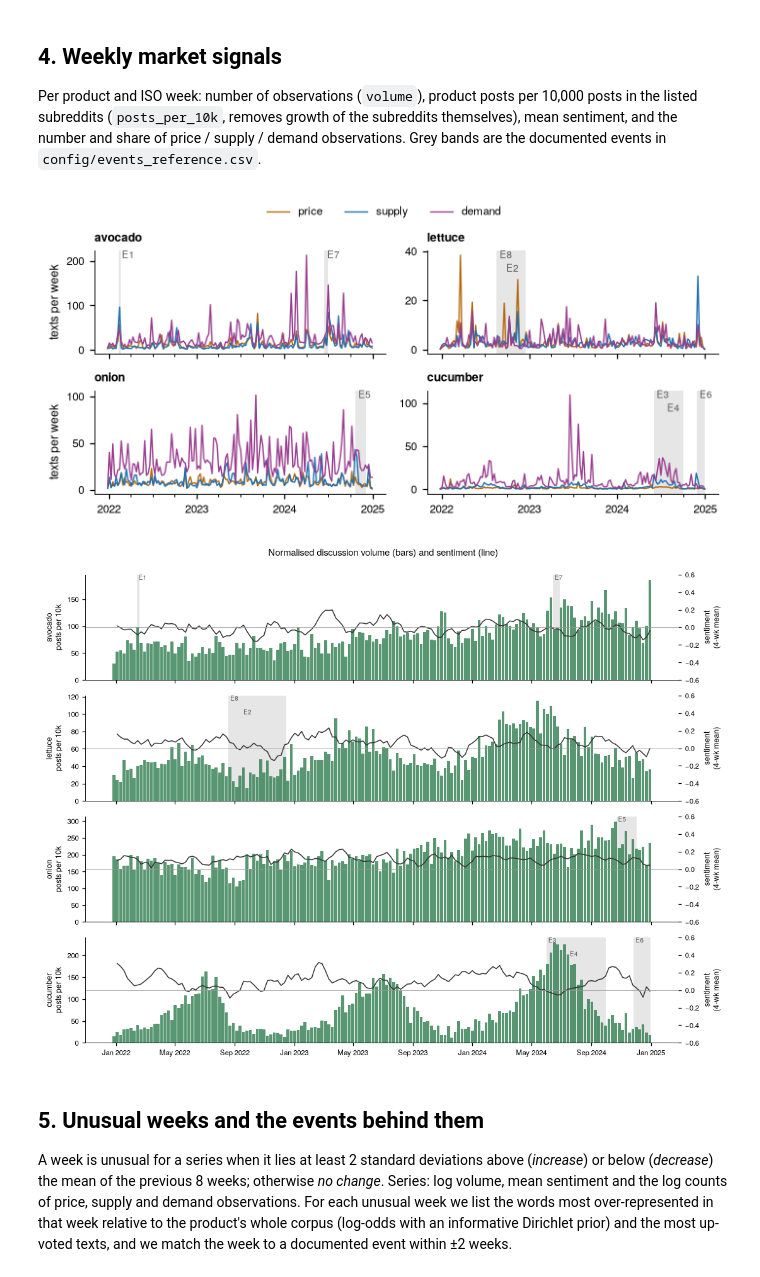
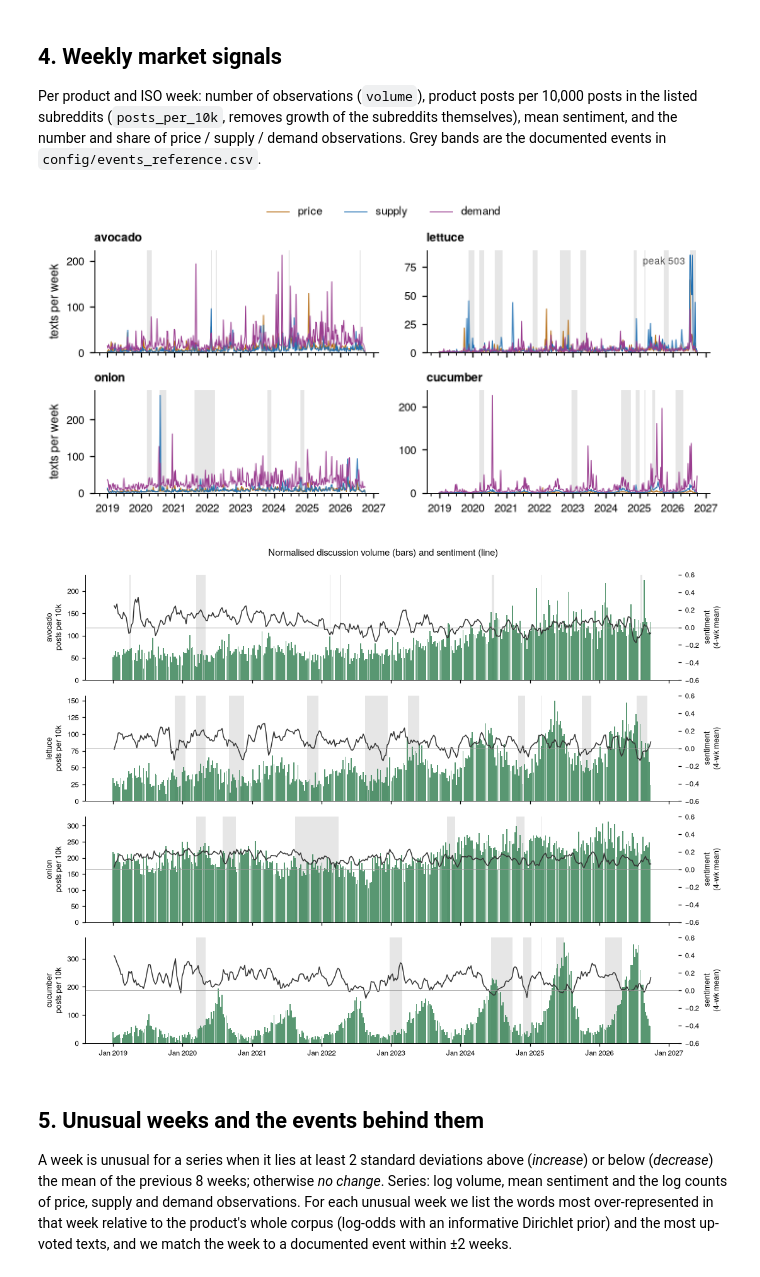
Before and after one commit to joy91269/CultivateIQYummy, a Jupyter notebook: notebooks/task2_signals_and_prices.ipynb, the cells around one changed output. Cells and saved outputs as stored; diff of their text form; code cells hidden in the pictures.

```diff
--- a/notebooks/task2_signals_and_prices.ipynb
+++ b/notebooks/task2_signals_and_prices.ipynb
@@ -59,7 +60,18 @@ for _f in [*Path("/usr/share/texmf/fonts/opentype/public/tex-gyre").glob("texgyr
 FIG, TAB = ROOT / "outputs/figures", ROOT / "outputs/tables"
 FIG.mkdir(parents=True, exist_ok=True)
 TAB.mkdir(parents=True, exist_ok=True)
-START, END = "2022-01-01", "2025-01-01"
+START, END = "2019-01-01", "2026-10-01"
+WHOLE_WEEKS = ("2019-01-07", "2026-09-21")   # first and last Monday whose week lies inside the study period
+# three collection periods built by the same pipeline (forecast_check/build_period.sh for the outer two)
+PERIODS = [Path("data/processed_2019_2021"), Path("data/processed"), Path("data/processed_2025_2026")]
+
+def read_periods(name, **kw):
+    # one processed file over the three collection periods; `period` is 0, 1, 2
+    frames = []
+    for i, d in enumerate(PERIODS):
+        f = d / name if (d / name).exists() else d / (name + ".gz")
+        frames.append(pd.read_csv(f, low_memory=False, **kw).assign(period=i))
+    return pd.concat(frames, ignore_index=True)
 PRODUCTS = ["avocado", "lettuce", "onion", "cucumber"]
 COLORS = {"price": "#b4690e", "supply": "#1f6fb2", "demand": "#9a3d8f", "other": "#9aa3a0"}
 RECOMPUTE_MODELS = False
@@ -348,8 +368,8 @@ training labels already contain about 770 randomly drawn texts. The unadjusted p
 
 Sentiment is `P(positive) − P(negative)` from `cardiffnlp/twitter-roberta-base-sentiment-latest`.
 # %%
-ev = pd.read_csv("data/processed/event_dataset.csv", low_memory=False, parse_dates=["week_start", "date"])
-cls = pd.read_csv("data/processed/classified_observations.csv.gz")
+ev = read_periods("event_dataset.csv", parse_dates=["week_start", "date"]).drop_duplicates("obs_id")
+cls = read_periods("classified_observations.csv.gz").drop(columns="period").drop_duplicates("obs_id")
 obs = ev.merge(cls[["obs_id", "pred_label", "human_label", "sentiment"] + [f"p_{l}" for l in LABELS]],
                on="obs_id", how="left")
 has_human = obs["human_label"].isin(LABELS)          # labelled sample: the human label replaces the prediction
@@ -391,51 +411,61 @@ Per product and ISO week: number of observations (`volume`), product posts per 1
 subreddits (`posts_per_10k`, removes growth of the subreddits themselves), mean sentiment, and the number and share of
 price / supply / demand observations. Grey bands are the documented events in `config/events_reference.csv`.
 # %%
-post_counts = pd.read_csv("data/processed/weekly_post_counts.csv", parse_dates=["week_start"])
+post_counts = read_periods("weekly_post_counts.csv", parse_dates=["week_start"])
 sig = S.weekly_signals(obs, post_counts, START, END)
 sig = S.add_anomalies(sig)
 sig.to_csv(TAB / "weekly_signals.csv", index=False)
 
-def shade(ax, prod):
+def shade(ax, prod, label=False):
     prev, level = None, 0
     for e in events_ref[events_ref["product"] == prod].sort_values("start_date").itertuples():
         ax.axvspan(e.start_date, e.end_date, color="0.9", zorder=0, lw=0)
+        if not label:   # eight-year panels: bands only, the ids would overlap
+            continue
         level = level + 1 if prev is not None and (e.start_date - prev).days < 45 else 0   # stagger close labels
         ax.text(e.start_date, 1 - 0.13 * level, f" {e.event_id}", transform=ax.get_xaxis_transform(), va="top",
                 fontsize=6.5, color="0.35")
         prev = e.start_date
 
 fig, axes = plt.subplots(2, 2, figsize=(6.5, 3.1), sharex=True)
 for ax, prod in zip(axes.flat, PRODUCTS):
     g = sig[sig["product"] == prod].set_index("week_start")
+    vals = g[["n_price", "n_supply", "n_demand"]]
+    p997, mx = np.nanpercentile(vals.to_numpy(), 99.7), np.nanmax(vals.to_numpy())
+    cap = 1.5 * p997 if mx > 3 * p997 else mx   # one outbreak week would flatten the rest of the panel
     for lab_ in ["price", "supply", "demand"]:
-        ax.plot(g.index, g[f"n_{lab_}"], color=COLORS[lab_], lw=0.9, label=lab_)
+        ax.plot(g.index, g[f"n_{lab_}"].clip(upper=cap), color=COLORS[lab_], lw=0.6, label=lab_)
+    if mx > cap:
+        w = vals.max(axis=1).idxmax()
+        ax.annotate(f"peak {mx:.0f}", (w, cap), xytext=(-3, -1), textcoords="offset points", fontsize=6.5,
+                    ha="right", va="top", color="0.3")
+    ax.set_ylim(0, cap * 1.05)
     ax.set_title(prod, loc="left", fontweight="bold")
     shade(ax, prod)
 for ax in axes[:, 0]:
     ax.set_ylabel("texts per week")
 for ax in axes[-1]:
     ax.xaxis.set_major_locator(mdates.YearLocator())
     ax.xaxis.set_minor_locator(mdates.MonthLocator(bymonth=[4, 7, 10]))
     ax.xaxis.set_major_formatter(mdates.DateFormatter("%Y"))
 fig.legend(*axes[0, 0].get_legend_handles_labels(), ncol=3, frameon=False, loc="upper center",
            bbox_to_anchor=(0.5, 1.0))
 fig.tight_layout(rect=(0, 0, 1, 0.93)); fig.savefig(FIG / "weekly_signals.png", dpi=300); plt.show()
 
 fig, axes = plt.subplots(4, 1, figsize=(10, 7.5), sharex=True)
 for ax, prod in zip(axes, PRODUCTS):
     g = sig[sig["product"] == prod].set_index("week_start")
     ax.bar(g.index, g["posts_per_10k"], width=6, color="#2f7d4f", alpha=0.8)
     ax2 = ax.twinx(); ax2.plot(g.index, g["sentiment"].rolling(4, min_periods=2).mean(), color="#333", lw=1)
     ax2.axhline(0, color="0.6", lw=0.6); ax2.set_ylim(-0.6, 0.6)
     ax.set_ylabel(f"{prod}\nposts per 10k"); ax2.set_ylabel("sentiment\n(4-wk mean)")
     shade(ax, prod)
 axes[-1].xaxis.set_major_formatter(mdates.DateFormatter("%b %Y"))
 fig.suptitle("Normalised discussion volume (bars) and sentiment (line)", y=0.995)
 fig.tight_layout(); fig.savefig(FIG / "volume_sentiment.png", dpi=200); plt.show()
 # %% [output]
-[figure, old version]
+[figure, new version]
-[figure, old version]
+[figure, new version]
 # %% [markdown]
 ## 5. Unusual weeks and the events behind them
 
```
Also changed, not shown: parts of 24 cells of this notebook, 51 other files.
